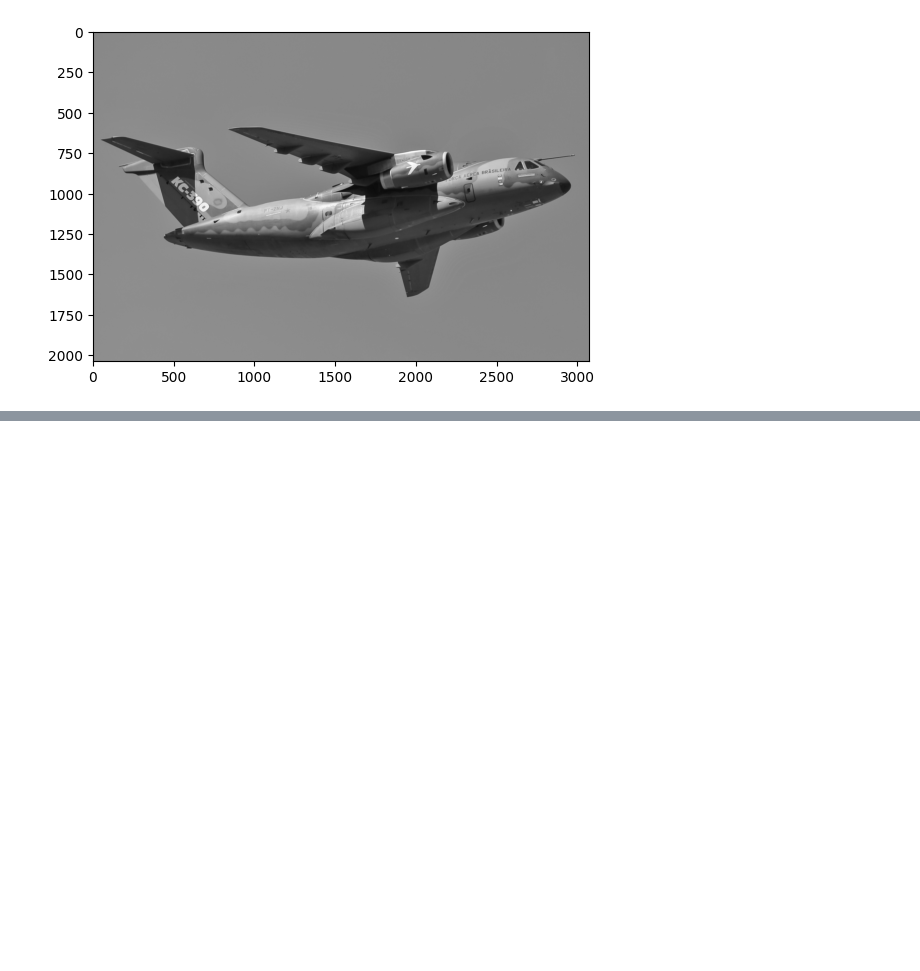
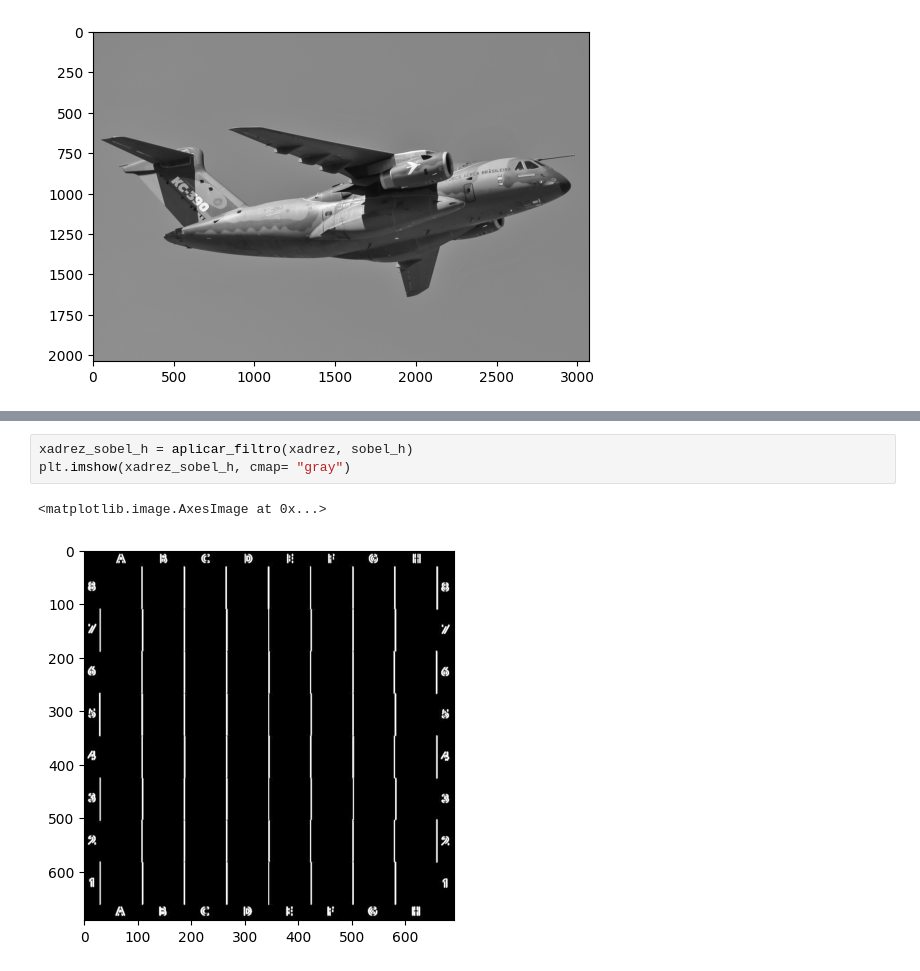
Before and after one commit to davi-dressler/fgv_vc, a Jupyter notebook: lista_1/funcoes.ipynb, the cells around one changed output, grey strips where cells are left out. Saved outputs shown, nothing was run; the diff lists cells and outputs as text; blank space fills up the shorter version.

```diff
--- a/lista_1/funcoes.ipynb
+++ b/lista_1/funcoes.ipynb
@@ -287,0 +300,6 @@ plt.imshow(aviao_gaussian, cmap= "gray")
+# %%
+xadrez_sobel_h = aplicar_filtro(xadrez, sobel_h)
+plt.imshow(xadrez_sobel_h, cmap= "gray")
+# %% [output]
+<matplotlib.image.AxesImage at 0x...>
+[figure, added]
```
Also changed, not shown: parts of 6 cells of this notebook.
